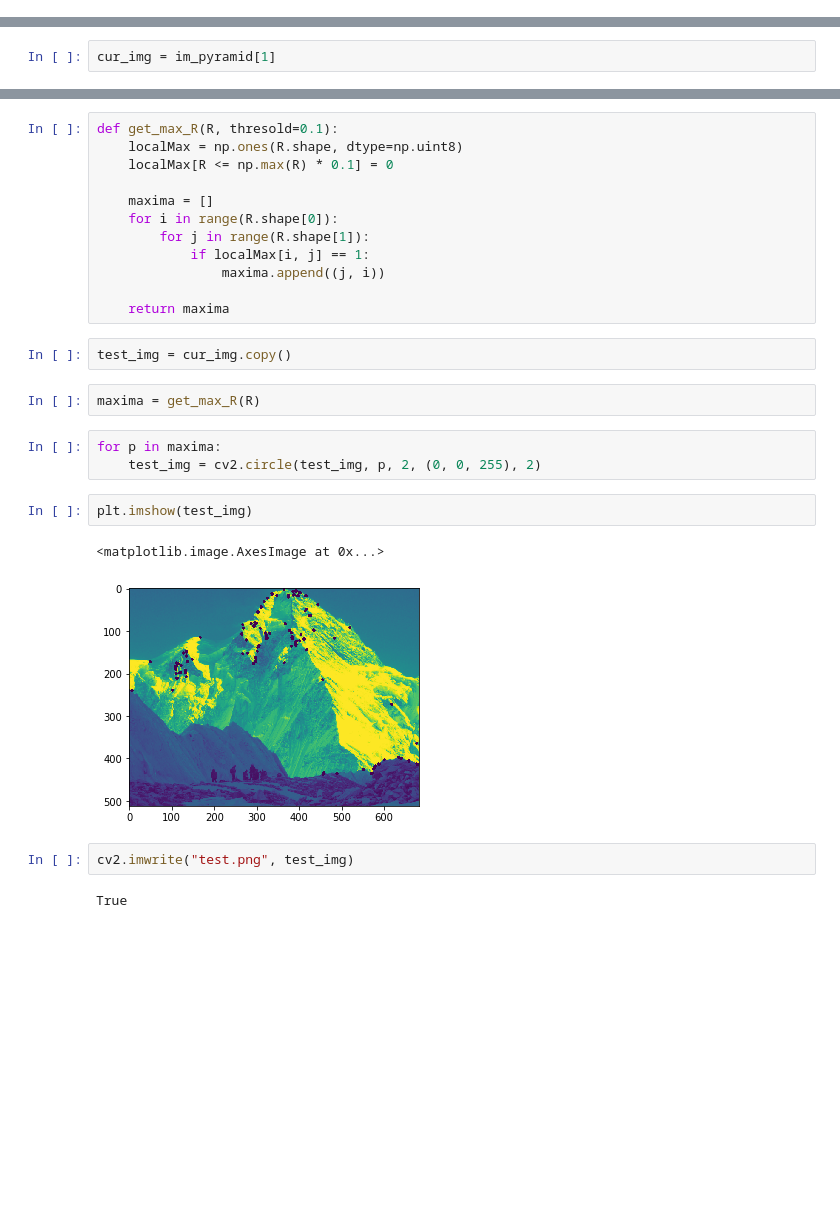
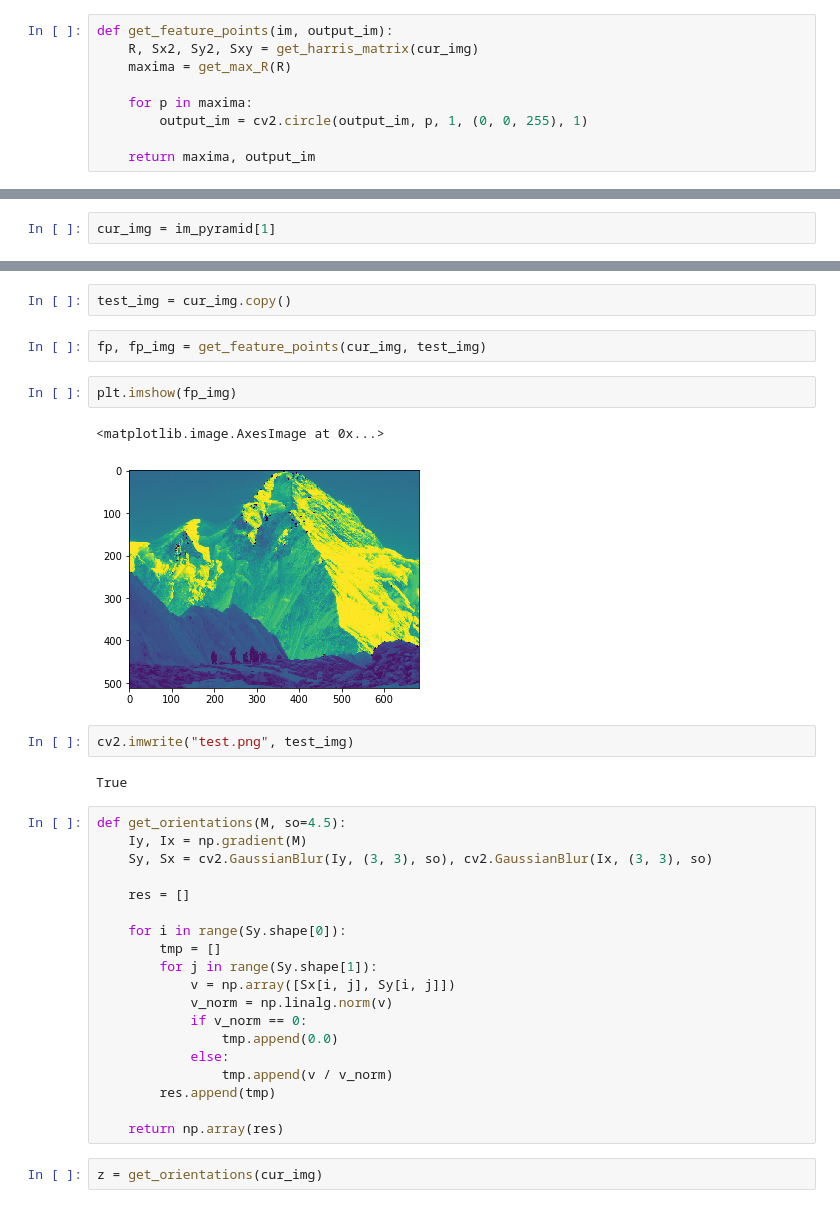
Before and after one commit to nikitagalayda/recognizing_panoramaas, a Jupyter notebook: program.ipynb, the cells around one changed output, grey strips where cells are left out. Drawn from its saved outputs; the diff is of its cells as text; blank space fills up the shorter version.

```diff
--- a/program.ipynb
+++ b/program.ipynb
@@ -100,0 +55,9 @@ def get_maxima(im, threshold=10.0):
+# %%
+def get_feature_points(im, output_im):
+    R, Sx2, Sy2, Sxy = get_harris_matrix(cur_img)
+    maxima = get_max_R(R)
+
+    for p in maxima:
+        output_im = cv2.circle(output_im, p, 1, (0, 0, 255), 1)
+
+    return maxima, output_im
@@ -107,28 +68,34 @@ R, Sx2, Sy2, Sxy = get_harris_matrix(cur_img)
-# %%
-def get_max_R(R, thresold=0.1):
-    localMax = np.ones(R.shape, dtype=np.uint8)
-    localMax[R <= np.max(R) * 0.1] = 0
-
-    maxima = []
-    for i in range(R.shape[0]):
-        for j in range(R.shape[1]):
-            if localMax[i, j] == 1:
-                maxima.append((j, i))
-
-    return maxima
 # %%
 test_img = cur_img.copy()
-# %%
-maxima = get_max_R(R)
-# %%
-for p in maxima:
-    test_img = cv2.circle(test_img, p, 2, (0, 0, 255), 2)
+# %%
+fp, fp_img = get_feature_points(cur_img, test_img)
 # %%
-plt.imshow(test_img)
+plt.imshow(fp_img)
 # %% [output]
 <matplotlib.image.AxesImage at 0x...>
-[figure, old version]
+[figure, new version]
 # %%
 cv2.imwrite("test.png", test_img)
 # %% [output]
 True
+# %%
+def get_orientations(M, so=4.5):
+    Iy, Ix = np.gradient(M)
+    Sy, Sx = cv2.GaussianBlur(Iy, (3, 3), so), cv2.GaussianBlur(Ix, (3, 3), so)
+
+    res = []
+
+    for i in range(Sy.shape[0]):
+        tmp = []
+        for j in range(Sy.shape[1]):
+            v = np.array([Sx[i, j], Sy[i, j]])
+            v_norm = np.linalg.norm(v)
+            if v_norm == 0:
+                tmp.append(0.0)
+            else:
+                tmp.append(v / v_norm)
+        res.append(tmp)
+
+    return np.array(res)
+# %%
+z = get_orientations(cur_img)
```
Also changed, not shown: parts of 9 cells of this notebook.
